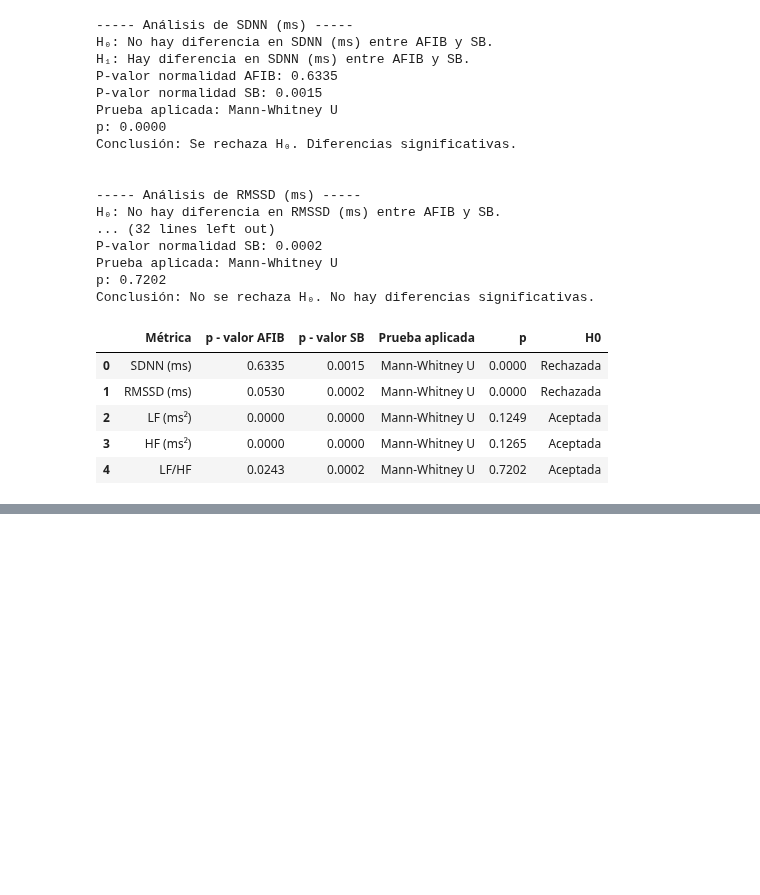
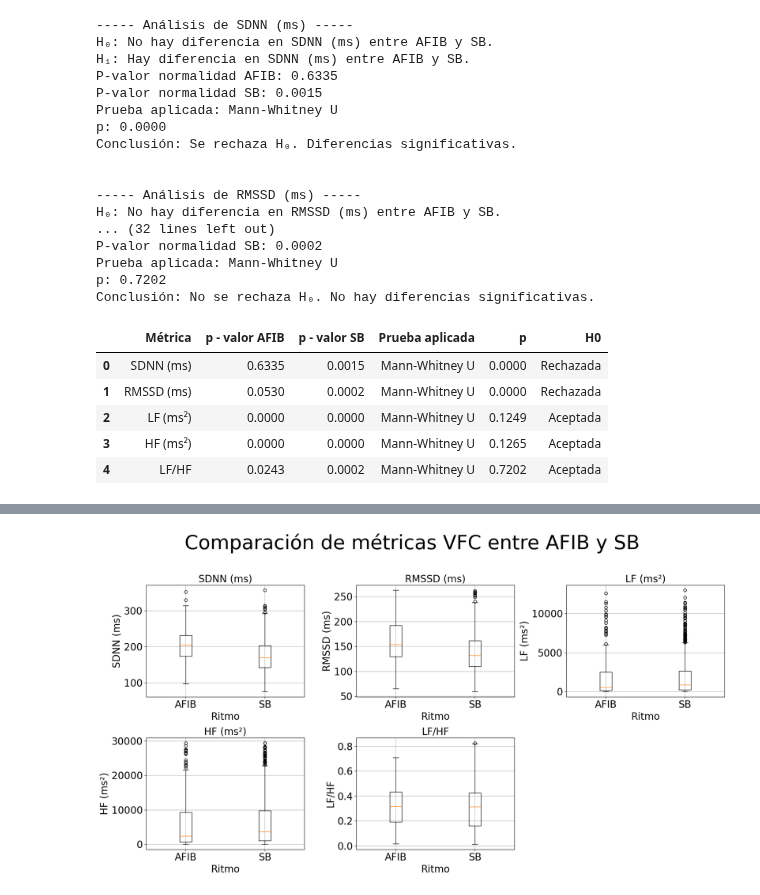
Before and after one commit to LisethTiria/Biosenales-2025-1, a Jupyter notebook: proyecto2_ecg_/HRV_analisis_pryecto_1.ipynb, the cells around one changed output, grey strips where cells are left out. Drawn from its saved outputs; the diff is of its cells as text; code cells hidden in the pictures; blank space fills up the shorter version.

```diff
--- a/proyecto2_ecg_/HRV_analisis_pryecto_1.ipynb
+++ b/proyecto2_ecg_/HRV_analisis_pryecto_1.ipynb
@@ -314,0 +315,27 @@ for metrica in metricas:
+# %%
+# Crear subplots: 2 filas x 3 columnas
+fig, axs = plt.subplots(nrows=2, ncols=3, figsize=(18, 10))
+fig.suptitle('Comparación de métricas VFC entre AFIB y SB', fontsize=40)
+
+# Aplanar los ejes
+axs = axs.flatten()
+
+# Crear los boxplots
+for i, metrica in enumerate(metricas):
+    data_afib = df_filtrado[df_filtrado['Rhythm'] == 'AFIB'][metrica]
+    data_sb = df_filtrado[df_filtrado['Rhythm'] == 'SB'][metrica]
+    axs[i].boxplot([data_afib, data_sb], labels=['AFIB', 'SB'])
+    axs[i].set_title(metrica, fontsize=20)
+    axs[i].set_xlabel('Ritmo', fontsize=20)
+    axs[i].set_ylabel(metrica, fontsize=20)
+    axs[i].tick_params(axis='both', labelsize=20)
+    axs[i].grid(True)
+
+# Ocultar celdas vacías si las hay
+for j in range(len(metricas), len(axs)):
+    axs[j].axis('off')
+
+plt.tight_layout(rect=[0, 0, 1, 0.95])
+plt.show()
+# %% [output]
+[figure, added]
```
Also changed, not shown: parts of 1 cell of this notebook.
